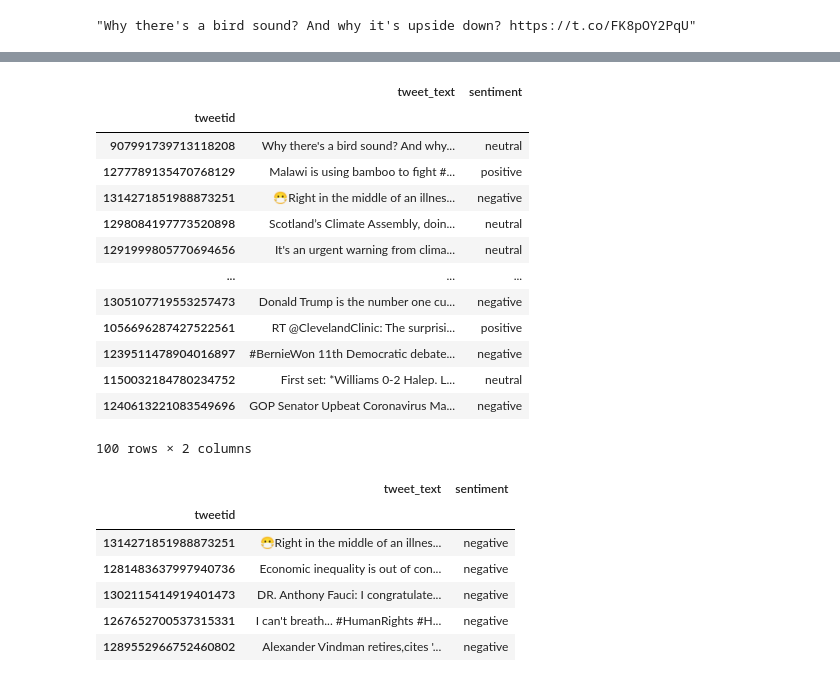
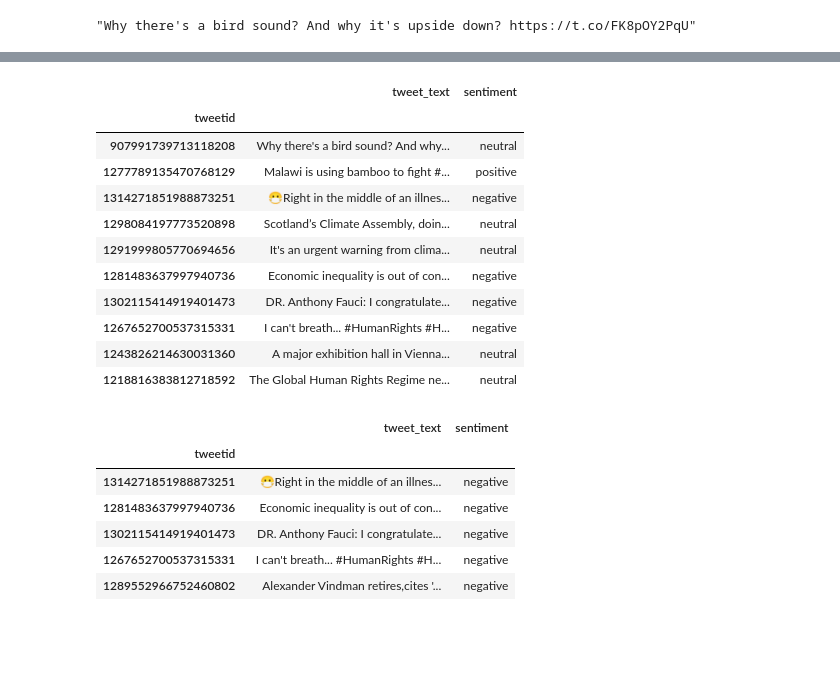
Before and after one commit to sarahkpardo/social-media-data-analysis, a Jupyter notebook: sentiment_analysis_transformers.ipynb, the cells around one changed output, grey strips where cells are left out. Saved outputs shown, nothing was run; the diff lists cells and outputs as text; code cells hidden in the pictures; blank space fills up the shorter version.

```diff
--- a/sentiment_analysis_transformers.ipynb
+++ b/sentiment_analysis_transformers.ipynb
@@ -159,22 +159,20 @@ elapsed: 11.718736473005265
 # %%
 df_abbrv = pd.DataFrame(documents)
 df_abbrv['sentiment'] = sentiment
-df_abbrv
+df_abbrv['tw'.head(10)
 # %% [output]
 |  | tweet_text | sentiment |
 | tweetid |  |  |
 | 907991739713118208 | Why there's a bird sound? And why... | neutral |
 | 1277789135470768129 | Malawi is using bamboo to fight #... | positive |
 | 1314271851988873251 | 😷Right in the middle of an illnes... | negative |
 | 1298084197773520898 | Scotland’s Climate Assembly, doin... | neutral |
 | 1291999805770694656 | It's an urgent warning from clima... | neutral |
-| ... | ... | ... |
-| 1305107719553257473 | Donald Trump is the number one cu... | negative |
-| 1056696287427522561 | RT @ClevelandClinic: The surprisi... | positive |
-| 1239511478904016897 | #BernieWon 11th Democratic debate... | negative |
-| 1150032184780234752 | First set: *Williams 0-2 Halep. L... | neutral |
-| 1240613221083549696 | GOP Senator Upbeat Coronavirus Ma... | negative |
+| 1281483637997940736 | Economic inequality is out of con... | negative |
+| 1302115414919401473 | DR. Anthony Fauci: I congratulate... | negative |
+| 1267652700537315331 | I can't breath... #HumanRights #H... | negative |
+| 1243826214630031360 | A major exhibition hall in Vienna... | neutral |
+| 1218816383812718592 | The Global Human Rights Regime ne... | neutral |
-100 rows × 2 columns
 # %%
 (df_abbrv
 .groupby('sentiment')
```
Also changed, not shown: parts of 12 cells of this notebook.
